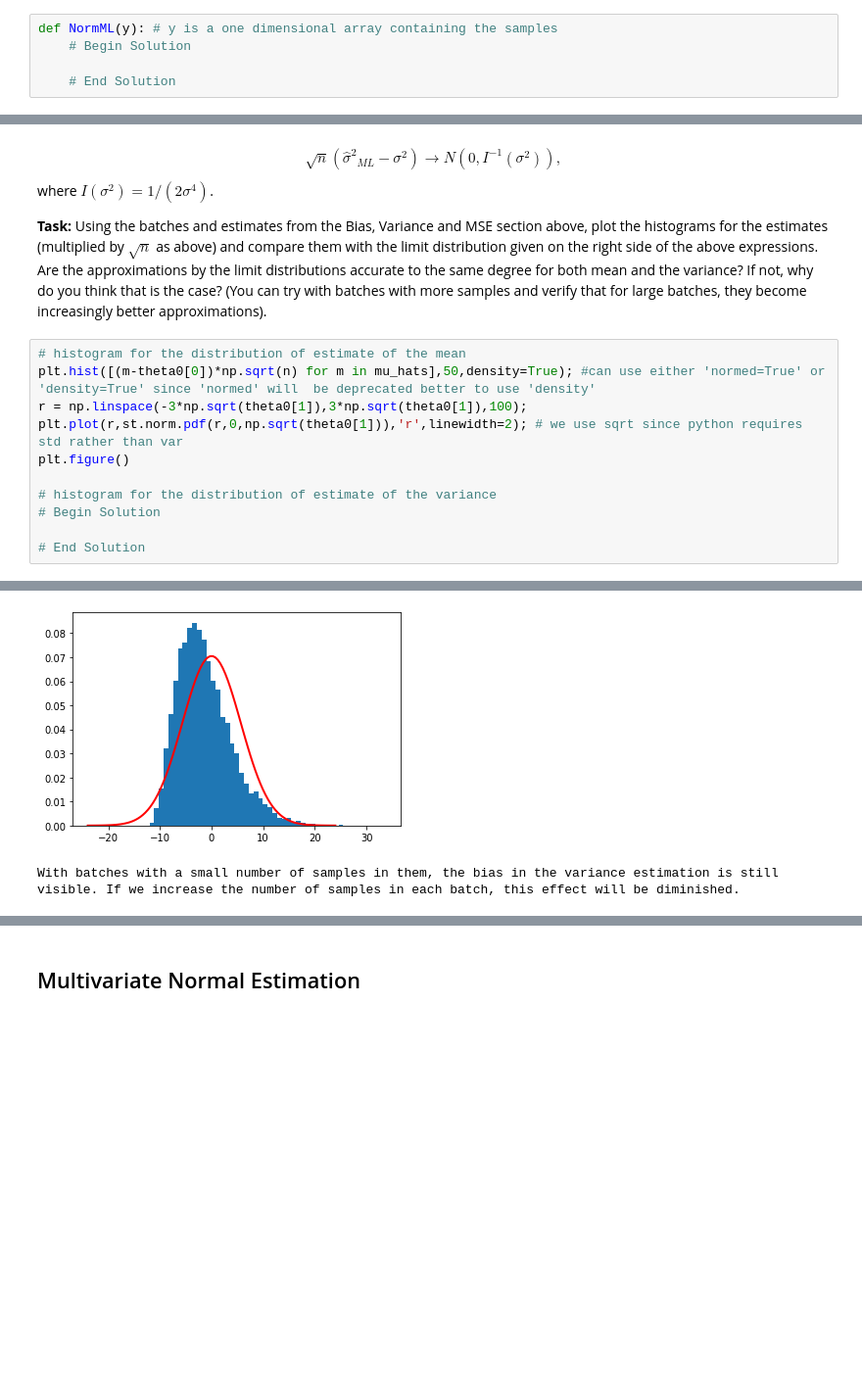
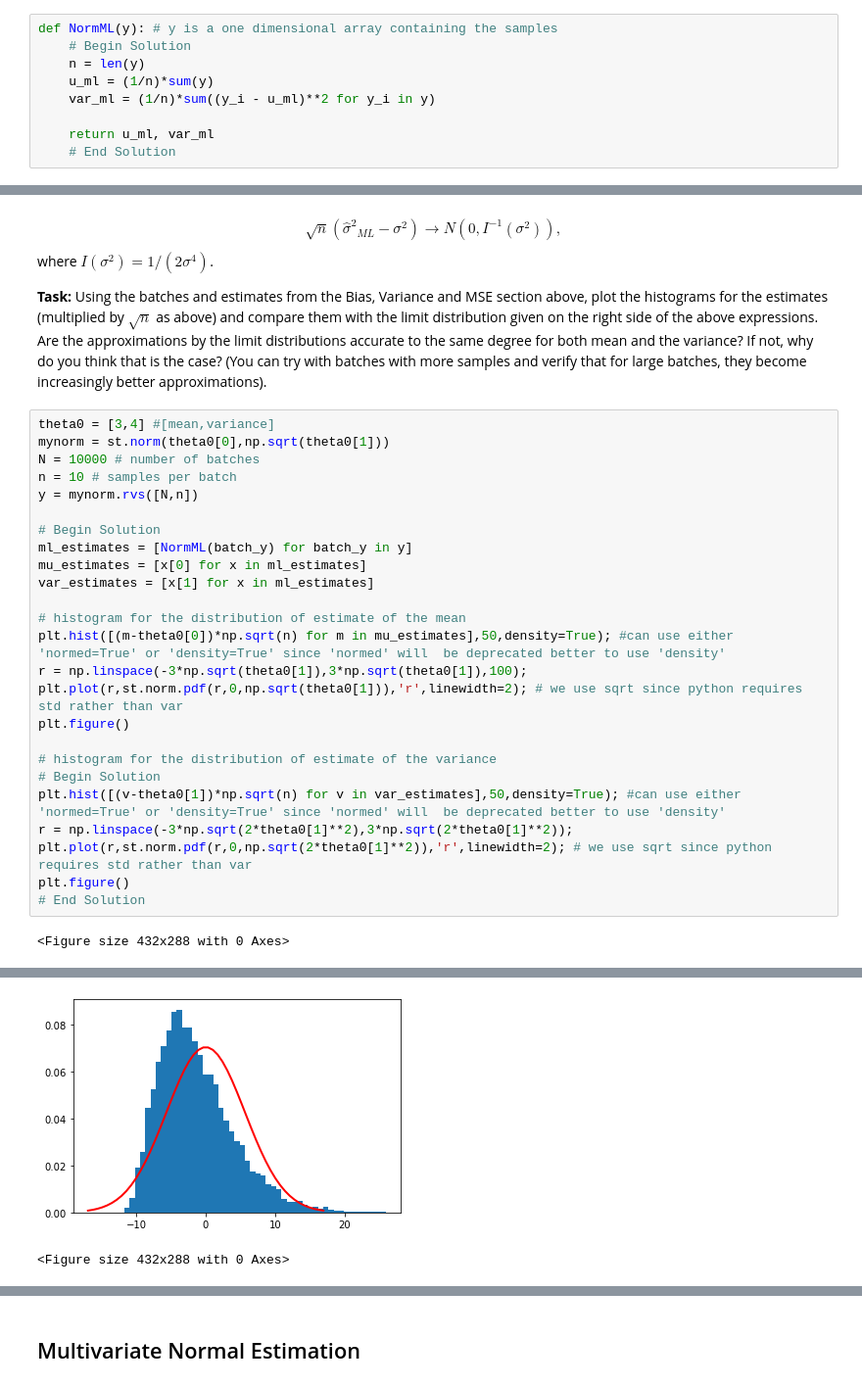
Before and after one commit to ZackBoner/SLGM-fall-2021, a Jupyter notebook: 2021F_Lab_2_ML.ipynb, the cells around one changed output, grey strips where cells are left out. Shown at 98% size. Cells and saved outputs as stored; diff of their text form; blank space fills up the shorter version.

```diff
--- a/2021F_Lab_2_ML.ipynb
+++ b/2021F_Lab_2_ML.ipynb
@@ -21,7 +21,11 @@ __Task:__ Write a function that, given samples drawn from $\mathcal{N}(\mu,\sigm
 # %%
 def NormML(y): # y is a one dimensional array containing the samples
     # Begin Solution
+    n = len(y)
+    u_ml = (1/n)*sum(y)
+    var_ml = (1/n)*sum((y_i - u_ml)**2 for y_i in y)
 
+    return u_ml, var_ml
     # End Solution
 # %% [markdown]
 ## Bias, Variance, and MSE
@@ -70,14 +126,29 @@ where $I(\sigma^2)=1/(2\sigma^4)$.
 
 __Task:__ Using the batches and estimates from the Bias, Variance and MSE section above, plot the histograms for the estimates (multiplied by $\sqrt{n}$ as above) and compare them with the limit distribution given on the right side of the above expressions. Are the approximations by the limit distributions accurate to the same degree for both mean and the variance? If not, why do you think that is the case? (You can try with batches with more samples and verify that for large batches, they become increasingly better approximations).
 # %%
+theta0 = [3,4] #[mean,variance]
+mynorm = st.norm(theta0[0],np.sqrt(theta0[1]))
+N = 10000 # number of batches
+n = 10 # samples per batch
+y = mynorm.rvs([N,n])
+
+# Begin Solution
+ml_estimates = [NormML(batch_y) for batch_y in y]
+mu_estimates = [x[0] for x in ml_estimates]
+var_estimates = [x[1] for x in ml_estimates]
+
 # histogram for the distribution of estimate of the mean
-plt.hist([(m-theta0[0])*np.sqrt(n) for m in mu_hats],50,density=True); #can use either 'normed=True' or 'density=True' since 'normed' will  be deprecated better to use 'density'
+plt.hist([(m-theta0[0])*np.sqrt(n) for m in mu_estimates],50,density=True); #can use either 'normed=True' or 'density=True' since 'normed' will  be deprecated better to use 'density'
 r = np.linspace(-3*np.sqrt(theta0[1]),3*np.sqrt(theta0[1]),100);
 plt.plot(r,st.norm.pdf(r,0,np.sqrt(theta0[1])),'r',linewidth=2); # we use sqrt since python requires std rather than var
 plt.figure()
 
 # histogram for the distribution of estimate of the variance
 # Begin Solution
-
+plt.hist([(v-theta0[1])*np.sqrt(n) for v in var_estimates],50,density=True); #can use either 'normed=True' or 'density=True' since 'normed' will  be deprecated better to use 'density'
+r = np.linspace(-3*np.sqrt(2*theta0[1]**2),3*np.sqrt(2*theta0[1]**2));
+plt.plot(r,st.norm.pdf(r,0,np.sqrt(2*theta0[1]**2)),'r',linewidth=2); # we use sqrt since python requires std rather than var
+plt.figure()
 # End Solution
 # %% [output]
+<Figure size 432x288 with 0 Axes>
@@ -85,2 +156,2 @@ plt.figure()
-[figure, old version]
+[figure, new version]
-With batches with a small number of samples in them, the bias in the variance estimation is still visible. If we increase the number of samples in each batch, this effect will be diminished.
+<Figure size 432x288 with 0 Axes>
```
Also changed, not shown: parts of 11 cells of this notebook, 3 other files.
